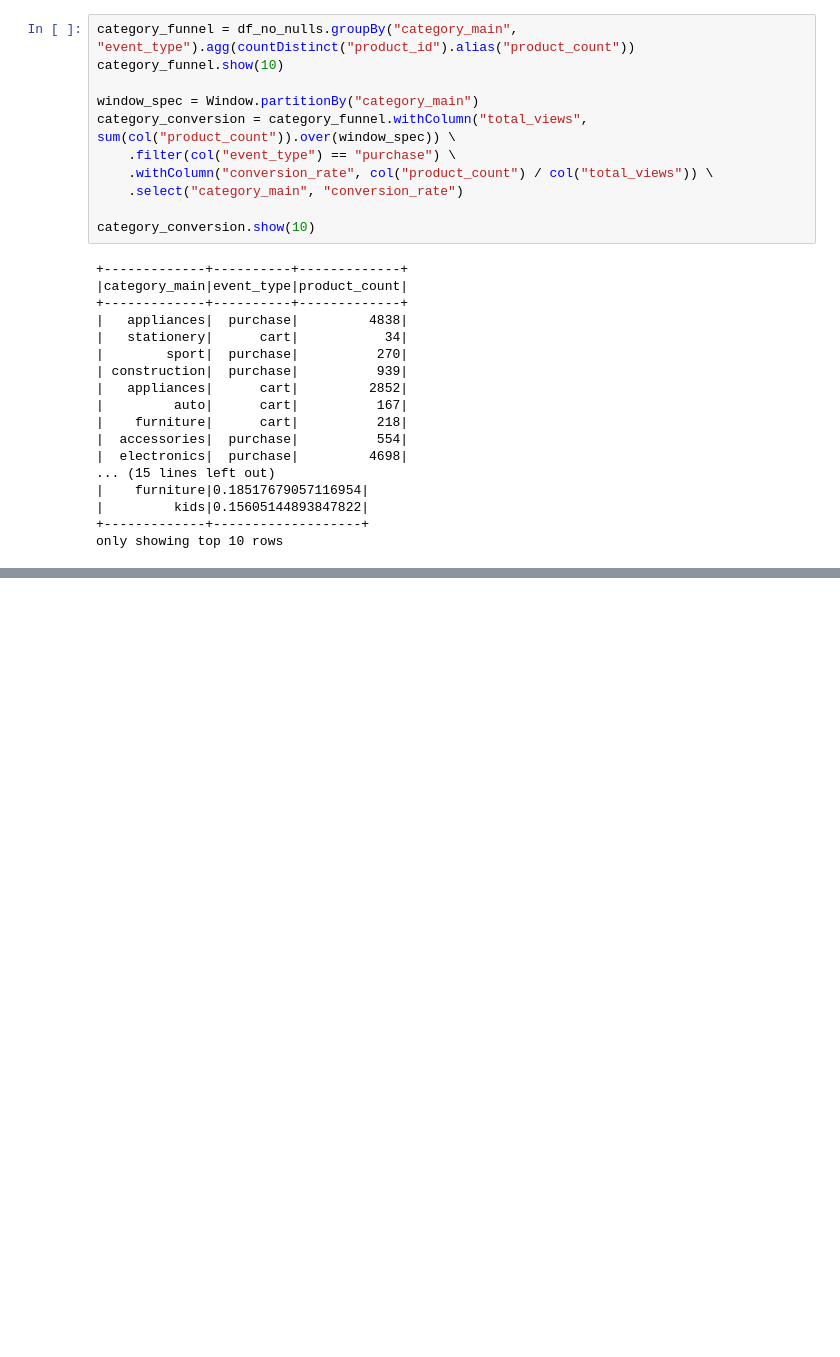
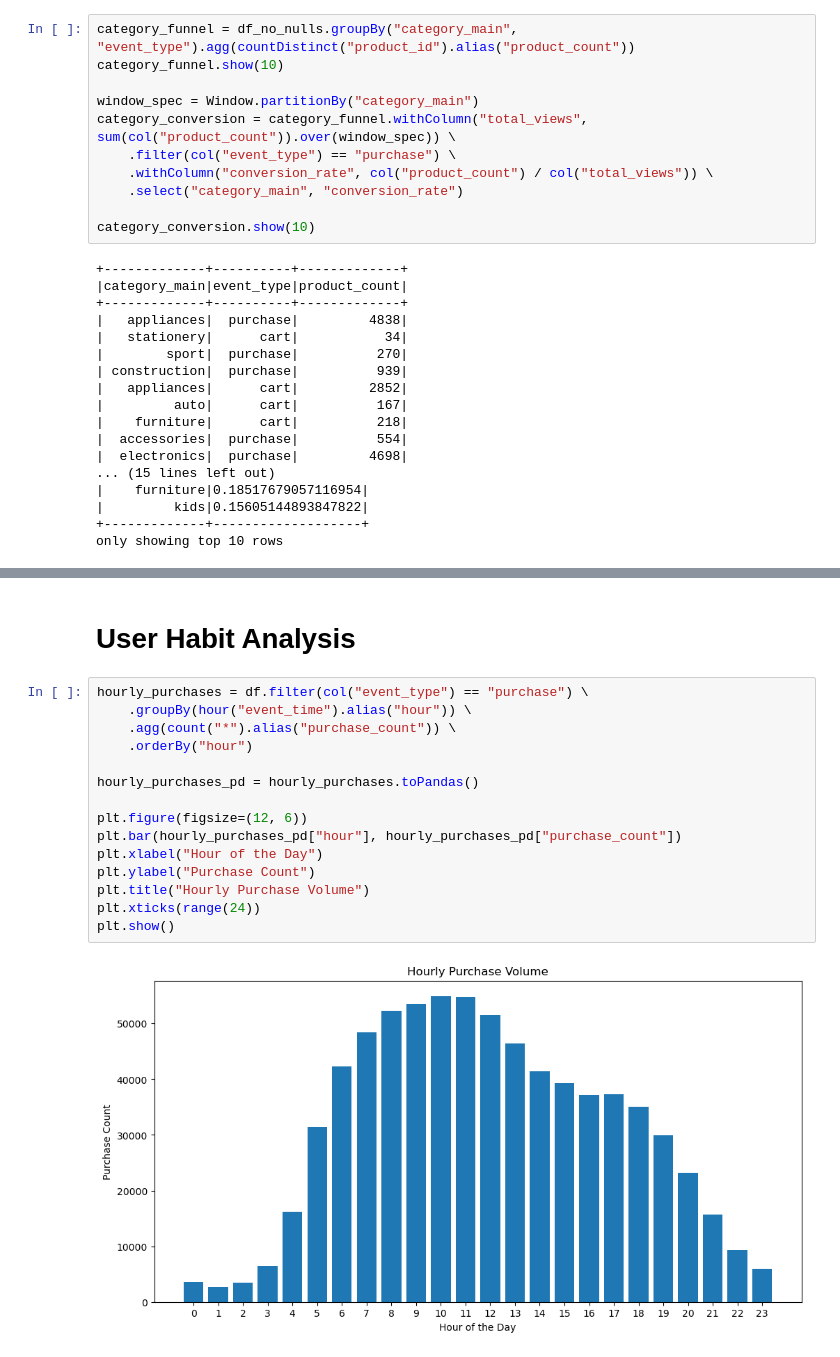
Before and after one commit to aishamohamed/BigDataProject, a Jupyter notebook: eCommerce_behavior_analysis.ipynb, the cells around one changed output, grey strips where cells are left out. Cells and saved outputs as stored; diff of their text form; blank space fills up the shorter version.

```diff
--- a/eCommerce_behavior_analysis.ipynb
+++ b/eCommerce_behavior_analysis.ipynb
@@ -282,0 +472,19 @@ category_cart_conversion.show()
+# %% [markdown]
+# User Habit Analysis
+# %%
+hourly_purchases = df.filter(col("event_type") == "purchase") \
+    .groupBy(hour("event_time").alias("hour")) \
+    .agg(count("*").alias("purchase_count")) \
+    .orderBy("hour")
+
+hourly_purchases_pd = hourly_purchases.toPandas()
+
+plt.figure(figsize=(12, 6))
+plt.bar(hourly_purchases_pd["hour"], hourly_purchases_pd["purchase_count"])
+plt.xlabel("Hour of the Day")
+plt.ylabel("Purchase Count")
+plt.title("Hourly Purchase Volume")
+plt.xticks(range(24))
+plt.show()
+# %% [output]
+[figure, added]
```
Also changed, not shown: parts of 15 cells of this notebook.
